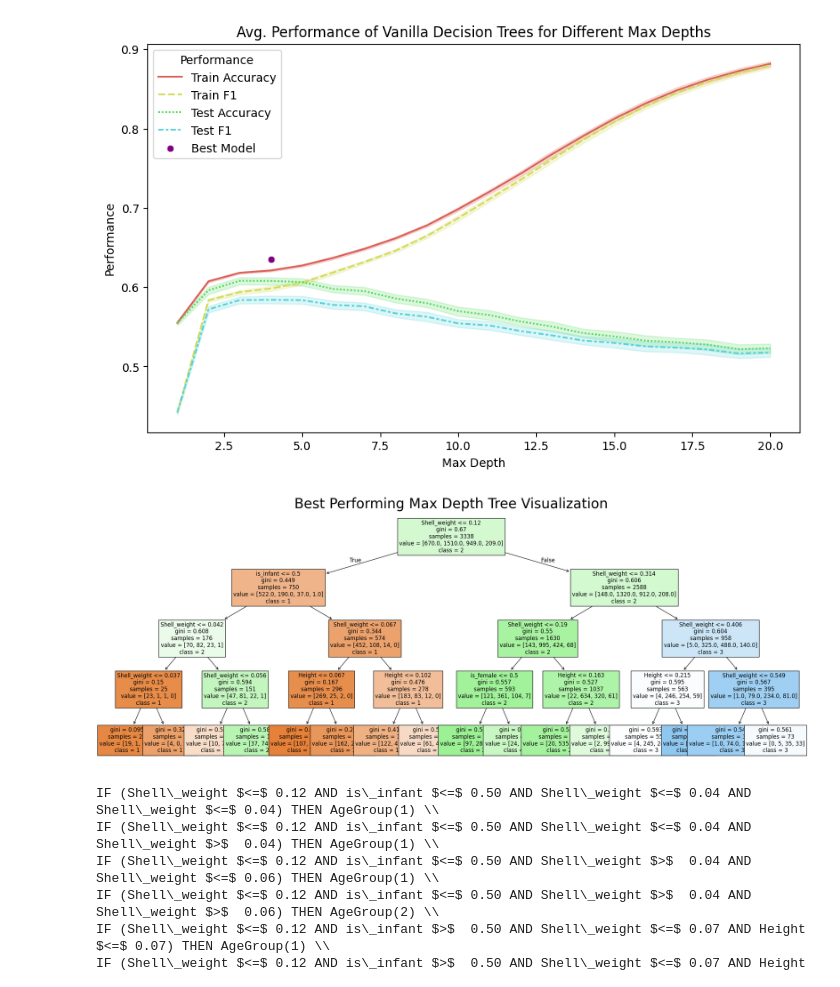
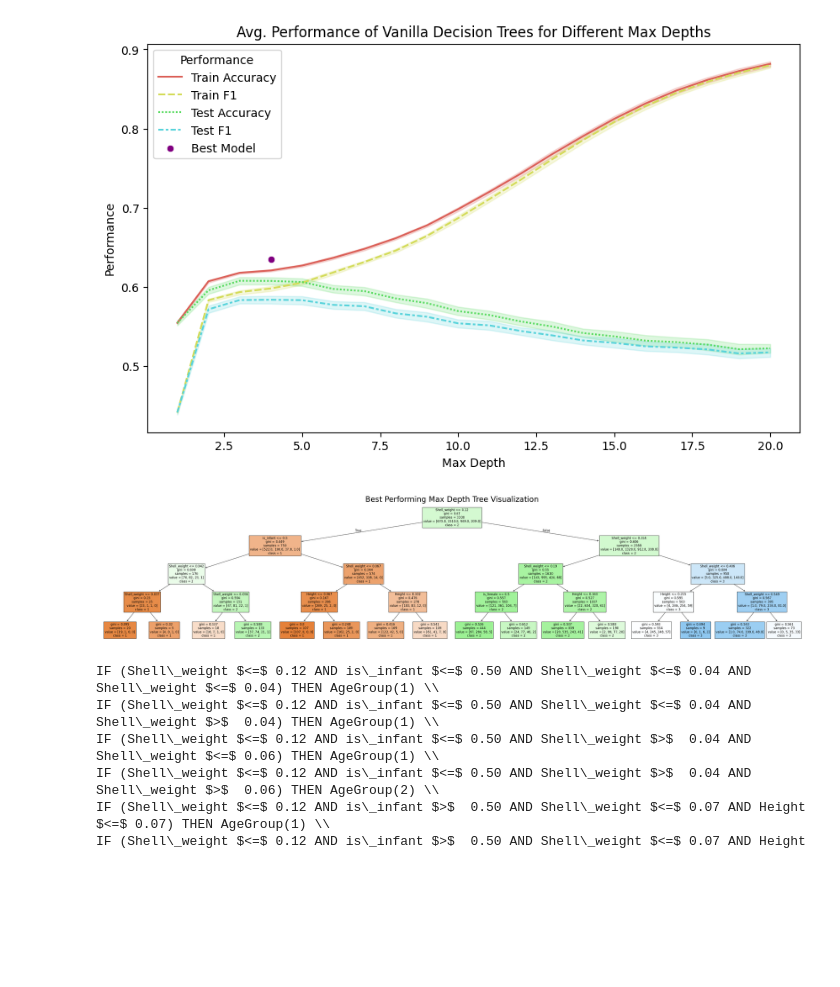
Before and after one commit to eye4got/unsw-5836-assignment-2, a Jupyter notebook: 02_classification_problem.ipynb, the cells around one changed output. Drawn from its saved outputs; the diff is of its cells as text; code cells hidden in the pictures; blank space fills up the shorter version.

```diff
--- a/02_classification_problem.ipynb
+++ b/02_classification_problem.ipynb
@@ -214,12 +214,12 @@ plt.savefig(os.path.join(plots_dir, 'max_depth_decision_tree_performance.png'))
 # %% [output]
 [figure]
 # %%
-plt.figure(figsize=(27, 10))
+plt.figure(figsize=(50, 10))
 plot_tree(max_depth_best_model, feature_names=subset_df.columns, class_names=['1', '2', '3', '4'], filled=True, fontsize=12)
 plt.title('Best Performing Max Depth Tree Visualization', fontdict={'size': 30})
 plt.savefig(os.path.join(plots_dir, 'best_max_depth_tree.png'))
 # %% [output]
-[figure, old version]
+[figure, new version]
 # %%
 tree_rule = export_text(max_depth_best_model, feature_names=subset_df.columns, spacing=1)
 itemised_rules = tree_rule.split('\n')
```
Also changed, not shown: parts of 12 cells of this notebook, 3 other files.
